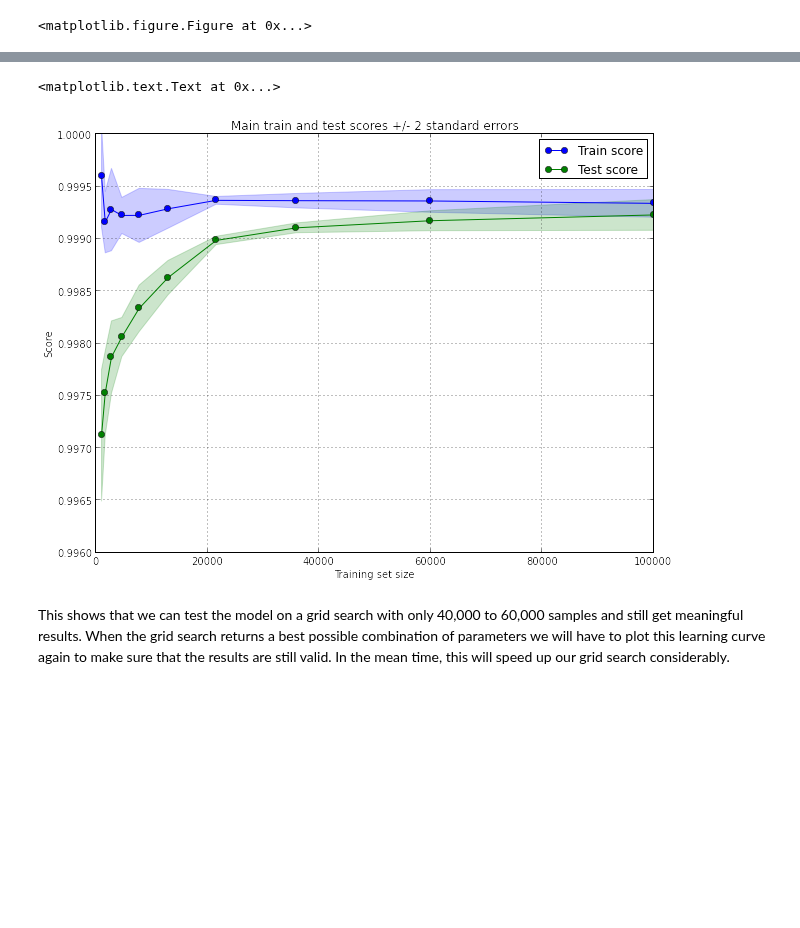
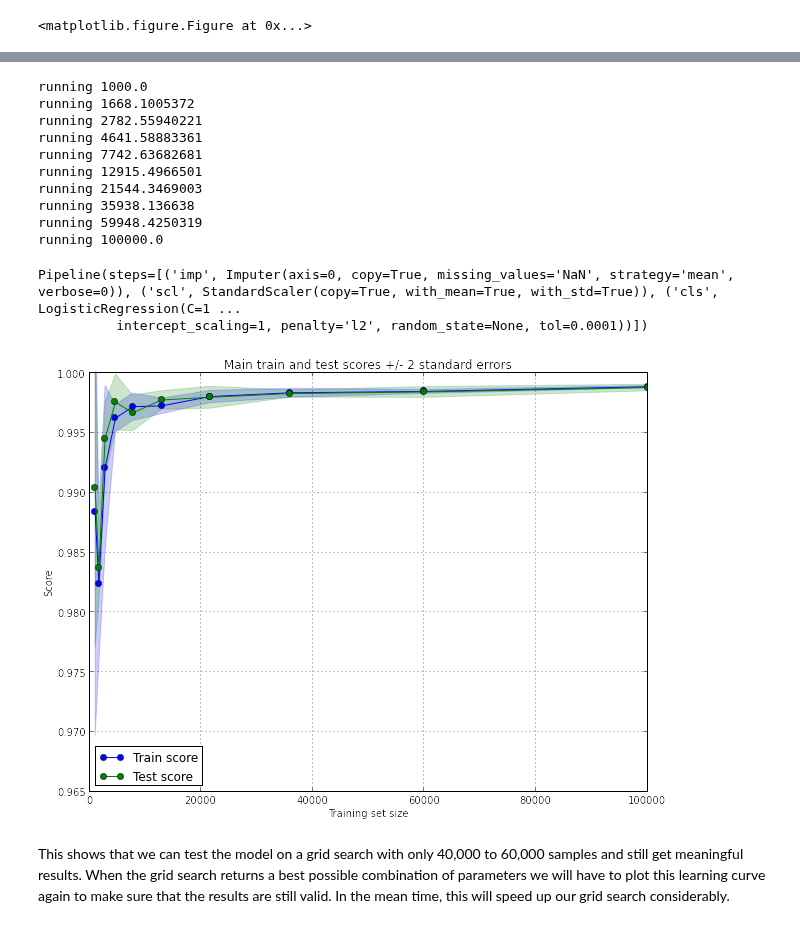
Before and after one commit to gngdb/opencast-bio, a Jupyter notebook: notebooks/Classifier Training.ipynb, the cells around one changed output, grey strips where cells are left out. Cells and saved outputs as stored; diff of their text form; code cells hidden in the pictures; blank space fills up the shorter version.

Commit message:
plotted learning curve, precision recall etc for LR

```diff
--- a/notebooks/Classifier Training.ipynb
+++ b/notebooks/Classifier Training.ipynb
@@ -418,0 +438,5 @@ So this model is only slightly outperforming the hypothetical all zeros classifi
+# %%
+results = np.zeros([5,2])
+for i,(train,test) in enumerate(sklearn.cross_validation.StratifiedShuffleSplit(y,n_iter=5,
+                                                                  test_size=10000, train_size=40000)):
+    results[i,:] = dummycompare(X,y,train,test,search.find_bests()[0][0])
@@ -451,0 +488,5 @@ for i,trainsize in enumerate(trainsizes):
+# %%
+trainsizes=logspace(3,4,2)
+#initialise and start run
+lcsearch = ocbio.model_selection.LearningCurve(lb_view)
+lcsearch.launch_for_arrays(model,X,y,trainsizes,n_cv_iter=3,params={'cls__C':0.316}, name="lrlc")
@@ -452,29 +509,58 @@ for i,trainsize in enumerate(trainsizes):
 # %%
 from scipy.stats import sem
 # %%
-mean_train = np.mean(trainscores, axis=1)
-confidence = sem(trainscores, axis=1) * 2
+def drawlearningcurve(X,y,n_iter,trainsizes,model,params=None):
+    trainscores = np.zeros((trainsizes.shape[0], n_iter), dtype=np.float)
+    testscores = np.zeros((trainsizes.shape[0], n_iter), dtype=np.float)
 
-plt.fill_between(trainsizes, mean_train - confidence, mean_train + confidence,
-                color = 'b', alpha = .2)
-plt.plot(trainsizes, mean_train, 'o-k', c='b', label='Train score')
+    for i,trainsize in enumerate(trainsizes):
+        cv = sklearn.cross_validation.StratifiedShuffleSplit(yplot,n_iter=n_iter,
+                                                         train_size=int(trainsize),
+                                                         test_size=int(0.25*trainsize))
+        print "running", trainsize
+        for j, (train,test) in enumerate(cv):
+            if params != None:
+                model.set_params(**params)
+            model.fit(X[train],y[train])
+            trainscores[i,j] = model.score(Xplot[train],yplot[train])
+            testscores[i,j] = model.score(Xplot[test],yplot[test])
+    mean_train = np.mean(trainscores, axis=1)
+    confidence = sem(trainscores, axis=1) * 2
 
-mean_test = np.mean(testscores, axis=1)
-confidence = sem(testscores, axis=1) * 2
+    plt.fill_between(trainsizes, mean_train - confidence, mean_train + confidence,
+                    color = 'b', alpha = .2)
+    plt.plot(trainsizes, mean_train, 'o-k', c='b', label='Train score')
 
-plt.fill_between(trainsizes, mean_test - confidence, mean_test + confidence,
-                color = 'g', alpha = .2)
-plt.plot(trainsizes, mean_test, 'o-k', c='g', label='Test score')
+    mean_test = np.mean(testscores, axis=1)
+    confidence = sem(testscores, axis=1) * 2
 
-plt.xlabel('Training set size')
-plt.ylabel('Score')
-plt.xlim(0, max(trainsizes))
-plt.ylim((None, 1.0))  # The best possible score is 1.0
-plt.legend(loc='best')
-plt.title('Main train and test scores +/- 2 standard errors')
+    plt.fill_between(trainsizes, mean_test - confidence, mean_test + confidence,
+                    color = 'g', alpha = .2)
+    plt.plot(trainsizes, mean_test, 'o-k', c='g', label='Test score')
+
+    plt.xlabel('Training set size')
+    plt.ylabel('Score')
+    plt.xlim(0, max(trainsizes))
+    plt.ylim((None, 1.0))  # The best possible score is 1.0
+    plt.legend(loc='best')
+    plt.title('Main train and test scores +/- 2 standard errors')
+    #return model because it might come in handy
+    return model
+drawlearningcurve(X,y,5,logspace(3,5,10),model,params={'cls__C':0.316})
 # %% [output]
-<matplotlib.text.Text at 0x...>
+running 1000.0
+running 1668.1005372
+running 2782.55940221
+running 4641.58883361
+running 7742.63682681
+running 12915.4966501
+running 21544.3469003
+running 35938.136638
+running 59948.4250319
+running 100000.0
+Pipeline(steps=[('imp', Imputer(axis=0, copy=True, missing_values='NaN', strategy='mean', verbose=0)), ('scl', StandardScaler(copy=True, with_mean=True, with_std=True)), ('cls', LogisticRegression(C=1 ...
+          intercept_scaling=1, penalty='l2', random_state=None, tol=0.0001))])
-[figure, old version]
+[figure, new version]
 # %% [markdown]
 This shows that we can test the model on a grid search with only 40,000 to 60,000 samples and still get meaningful results.
 When the grid search returns a best possible combination of parameters we will have to plot this learning curve again to make sure that the results are still valid.
```
Also changed, not shown: parts of 28 cells of this notebook.
